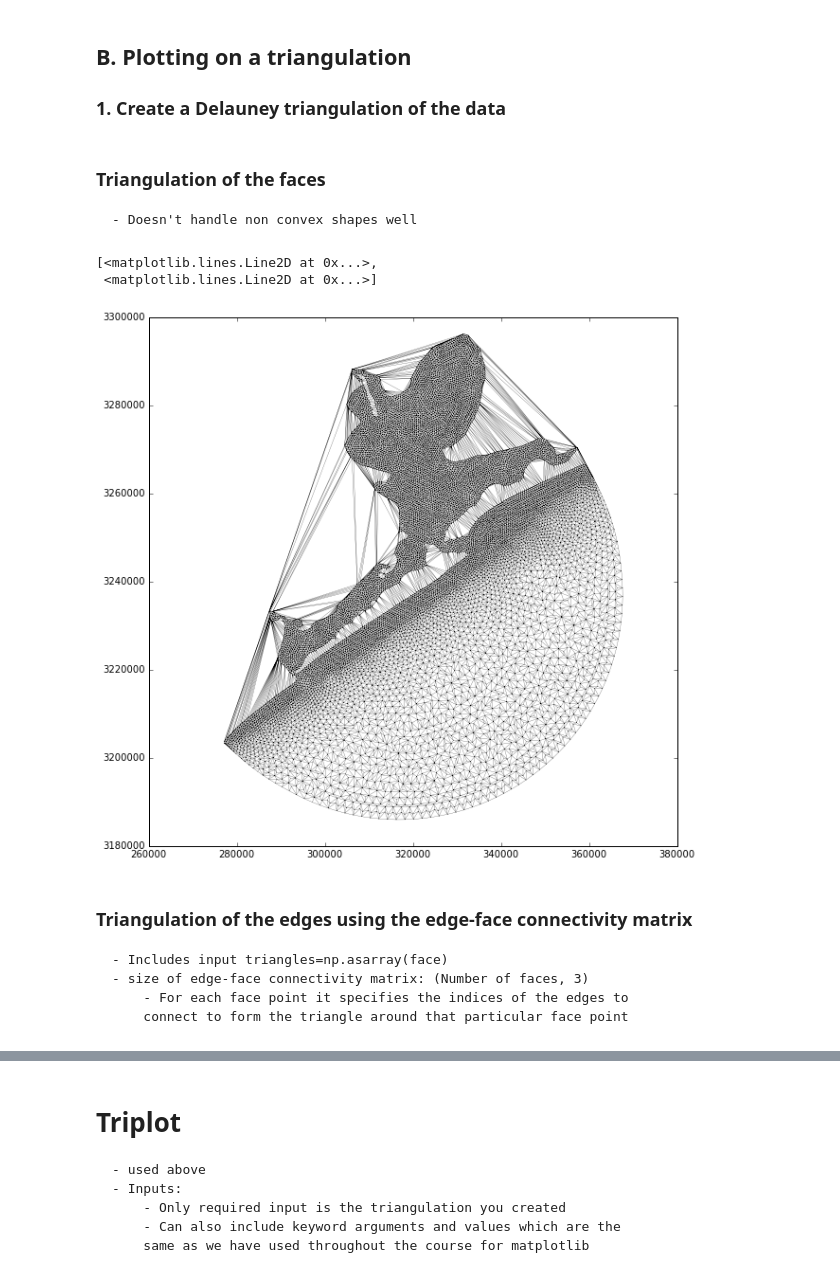
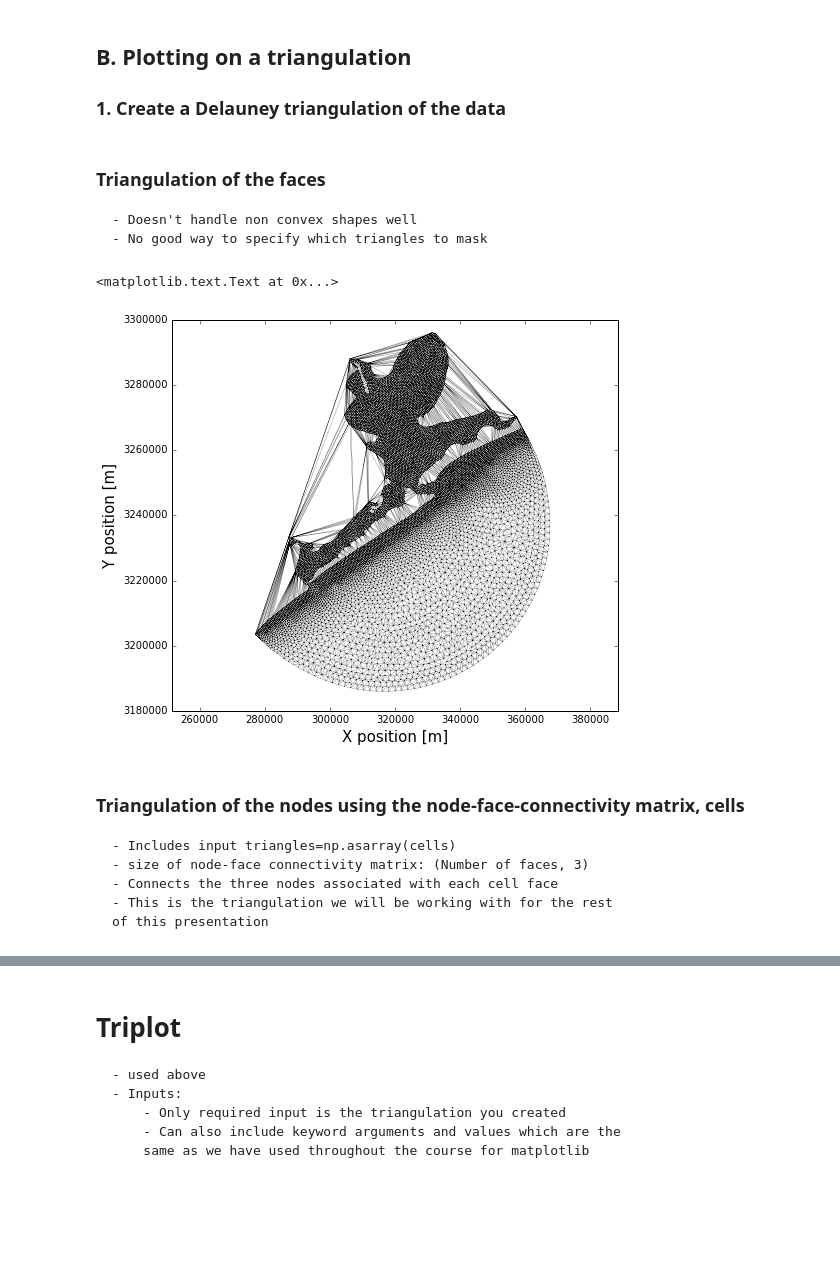
Before and after one commit to khutsch/python4geosciences-hw, a Jupyter notebook: Python_project_working.ipynb, the cells around one changed output, grey strips where cells are left out. Saved outputs shown, nothing was run; the diff lists cells and outputs as text; code cells hidden in the pictures; blank space fills up the shorter version.

```diff
--- a/Python_project_working.ipynb
+++ b/Python_project_working.ipynb
@@ -134,21 +137,25 @@ ax4.set_title('Cloud cover fraction',fontsize=15)
 # %% [markdown]
 ### Triangulation of the faces
     - Doesn't handle non convex shapes well
+    - No good way to specify which triangles to mask
 # %%
 tri_face = matplotlib.tri.Triangulation(np.array(xv),np.array(yv))
 
-fig = plt.figure(figsize=(10, 10))
+fig = plt.figure(figsize=(8, 7))
 ax = fig.add_subplot(111)
 
 ax.triplot(tri_face,lw=.2,c='k')
+ax.axis('equal')
+ax.set_xlabel('X position [m]',fontsize=15)
+ax.set_ylabel('Y position [m]',fontsize=15)
 # %% [output]
-[<matplotlib.lines.Line2D at 0x...>,
- <matplotlib.lines.Line2D at 0x...>]
+<matplotlib.text.Text at 0x...>
-[figure, old version]
+[figure, new version]
 # %% [markdown]
-### Triangulation of the edges using the edge-face connectivity matrix
-    - Includes input triangles=np.asarray(face)
-    - size of edge-face connectivity matrix: (Number of faces, 3)
-        - For each face point it specifies the indices of the edges to
-        connect to form the triangle around that particular face point
+### Triangulation of the nodes using the node-face-connectivity matrix, cells
+    - Includes input triangles=np.asarray(cells)
+    - size of node-face connectivity matrix: (Number of faces, 3)
+    - Connects the three nodes associated with each cell face
+    - This is the triangulation we will be working with for the rest
+    of this presentation
 # %%
```
Also changed, not shown: parts of 25 cells of this notebook.
